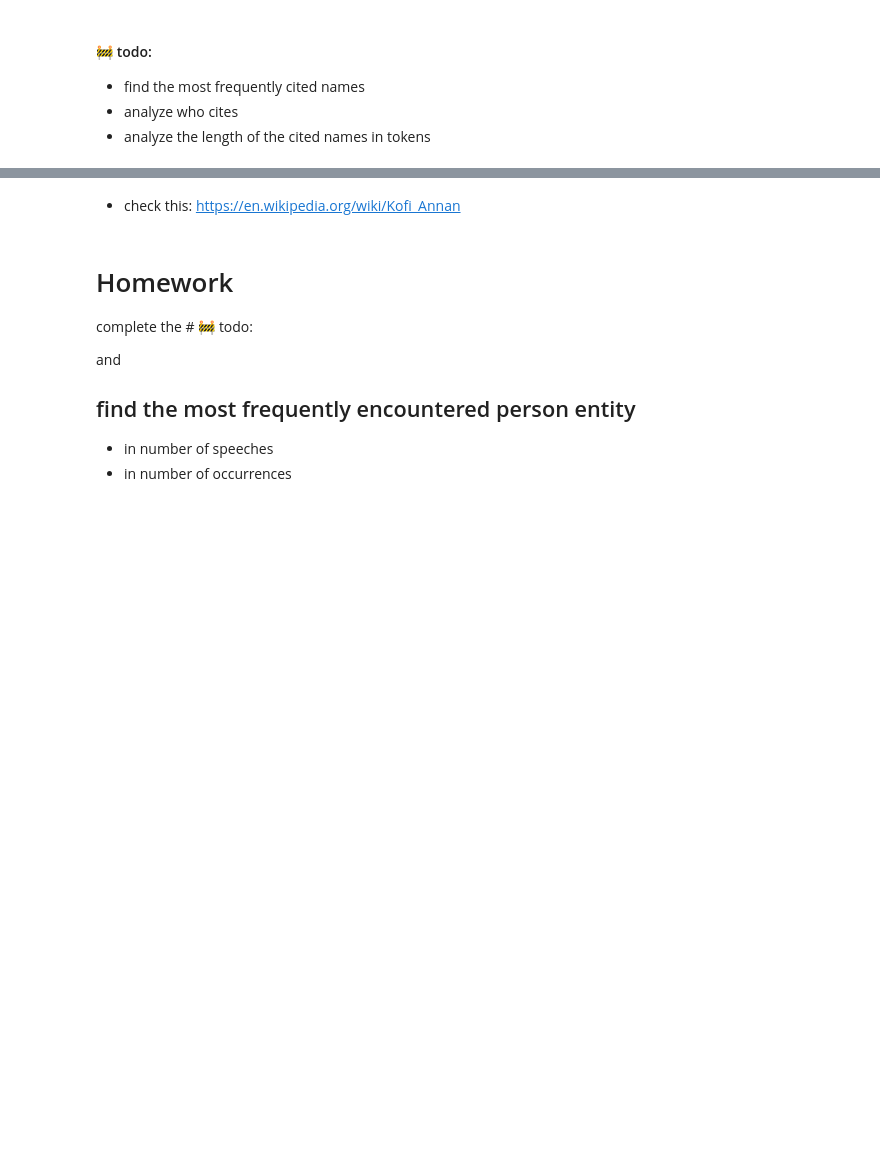
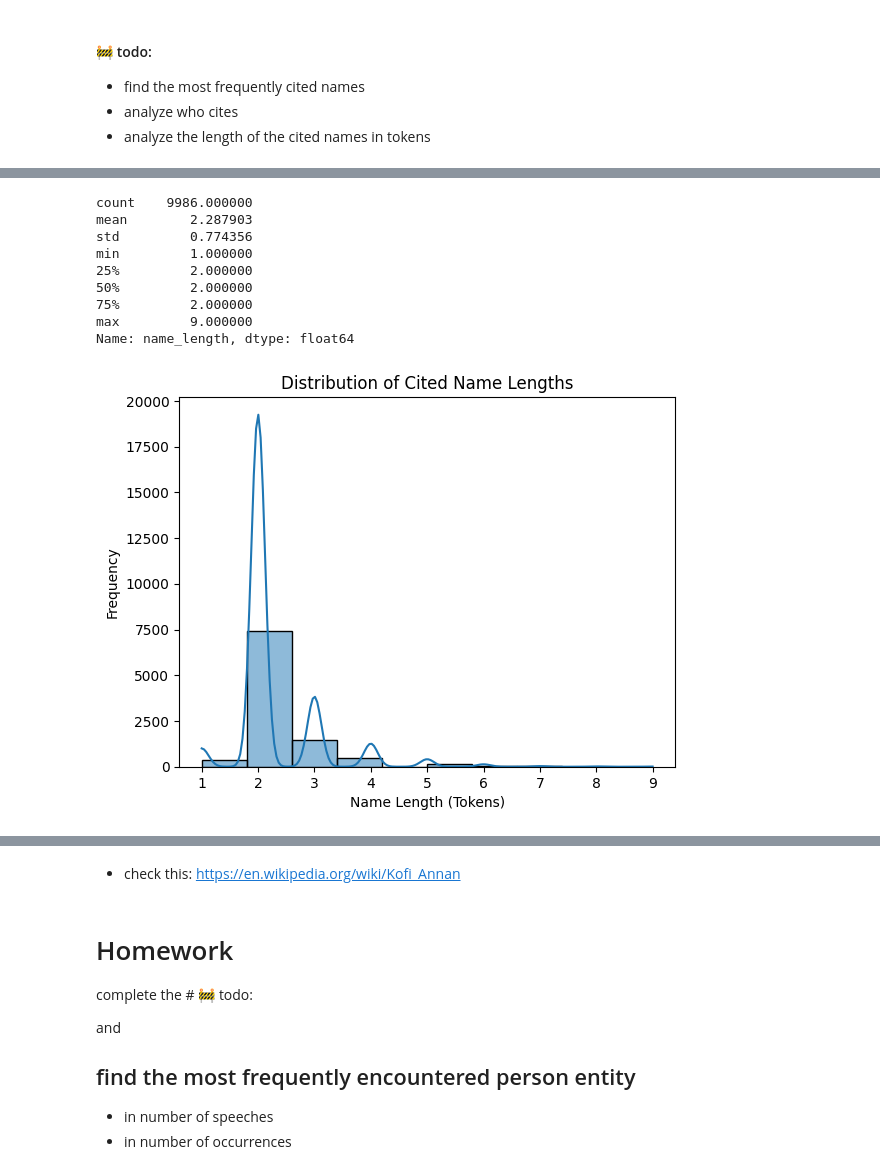
Before and after one commit to Coperr/information-retrieval, a Jupyter notebook: notebook1.ipynb, the cells around one changed output, grey strips where cells are left out. Saved outputs shown, nothing was run; the diff lists cells and outputs as text; code cells hidden in the pictures; blank space fills up the shorter version.

```diff
--- a/notebook1.ipynb
+++ b/notebook1.ipynb
@@ -1154,0 +1167,24 @@ time: 25.4 ms (started: 2025-03-13 07:19:28 +00:00)
+# %%
+# count number of tokens (words) in each name
+name_freq_df["name_length"] = name_freq_df["name"].apply(lambda x: len(x.split()))
+
+print(name_freq_df["name_length"].describe())
+
+# plot
+
+sns.histplot(name_freq_df["name_length"], bins=10, kde=True)
+plt.xlabel("Name Length (Tokens)")
+plt.ylabel("Frequency")
+plt.title("Distribution of Cited Name Lengths")
+plt.show()
+# %% [output]
+count    9986.000000
+mean        2.287903
+std         0.774356
+min         1.000000
+25%         2.000000
+50%         2.000000
+75%         2.000000
+max         9.000000
+Name: name_length, dtype: float64
+[figure, added]
```
Also changed, not shown: parts of 73 cells of this notebook.
